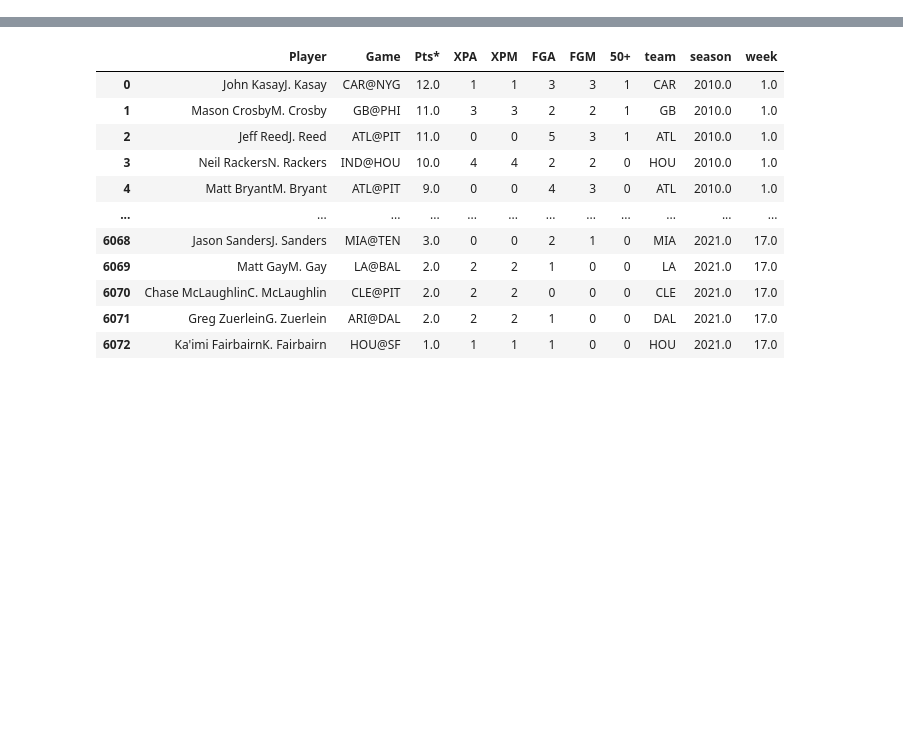
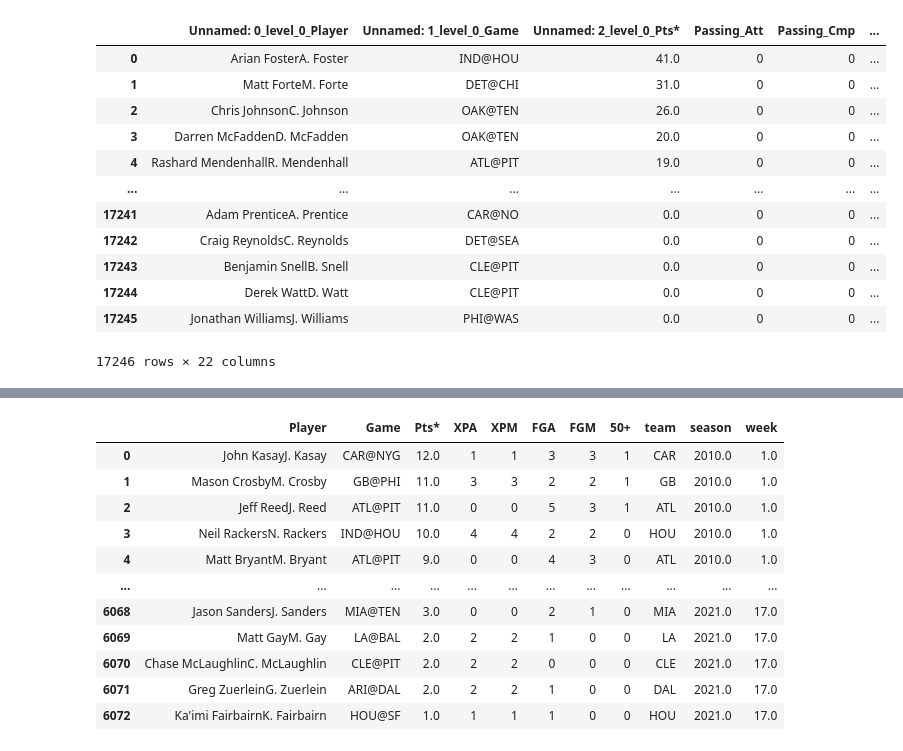
Before and after one commit to travisdharry/FantasyFootballPredictions, a Jupyter notebook: webscraping.ipynb, the cells around one changed output, grey strips where cells are left out. Saved outputs shown, nothing was run; the diff lists cells and outputs as text; code cells hidden in the pictures; blank space fills up the shorter version.

```diff
--- a/webscraping.ipynb
+++ b/webscraping.ipynb
@@ -77,0 +78,60 @@ df.to_csv('data_raw/weekly_offense.csv')
+# %%
+df=pd.DataFrame(columns=['Unnamed: 0_level_0_Player', 'Unnamed: 1_level_0_Game',
+       'Unnamed: 2_level_0_Pts*', 'Passing_Att', 'Passing_Cmp', 'Passing_Yds',
+       'Passing_TD', 'Passing_Int', 'Passing_2Pt', 'Rushing_Att',
+       'Rushing_Yds', 'Rushing_TD', 'Rushing_2Pt', 'Receiving_Rec',
+       'Receiving_Yds', 'Receiving_TD', 'Receiving_2Pt', 'Fumbles_FL',
+       'Fumbles_TD'])
+capa = DesiredCapabilities.CHROME
+capa["pageLoadStrategy"] = "none"
+
+for i in range(2010, 2022):
+    for j in range(1, 18):
+
+        season = i
+        week = j
+
+        # Scrape web for stats
+        url = f"https://www.footballdb.com/fantasy-football/index.html?pos=RB&yr={season}&wk={week}&key=48ca46aa7d721af4d58dccc0c249a1c4"
+
+        PATH = "/Applications/chromedriver"
+        driver = webdriver.Chrome(service=Service(PATH), desired_capabilities=capa)
+        wait = WebDriverWait(driver, 20)
+        driver.get(url)
+
+        wait.until(EC.presence_of_element_located((By.XPATH, "//div[@id='leftcol']/div[3]/table")))
+        driver.execute_script("window.stop();")
+
+        result = pd.read_html(driver.find_element(By.XPATH, value="//div[@id='leftcol']/div[3]/table").get_attribute("outerHTML"))
+        regex_result = driver.find_element(By.XPATH, value="//div[@id='leftcol']/div[3]/table/tbody").get_attribute("outerHTML")
+
+        # find player's team based on which team is bolded
+        regex_teams = re.findall("<b>(.*?)</b>", regex_result)
+
+        # flatten multiindex
+        result = result[0]
+        result.columns = result.columns.get_level_values(0) + '_' +  result.columns.get_level_values(1)
+
+        # Set values for new columns
+        result['team'] = regex_teams
+        result['season'] = season
+        result['week'] = week
+
+        # concatenate to master df
+        df = pd.concat([df, result], axis=0, ignore_index=True)
+
+df
+# %% [output]
+|  | Unnamed: 0_level_0_Player | Unnamed: 1_level_0_Game | Unnamed: 2_level_0_Pts* | Passing_Att | Passing_Cmp | ... |
+| 0 | Arian FosterA. Foster | IND@HOU | 41.0 | 0 | 0 | ... |
+| 1 | Matt ForteM. Forte | DET@CHI | 31.0 | 0 | 0 | ... |
+| 2 | Chris JohnsonC. Johnson | OAK@TEN | 26.0 | 0 | 0 | ... |
+| 3 | Darren McFaddenD. McFadden | OAK@TEN | 20.0 | 0 | 0 | ... |
+| 4 | Rashard MendenhallR. Mendenhall | ATL@PIT | 19.0 | 0 | 0 | ... |
+| ... | ... | ... | ... | ... | ... | ... |
+| 17241 | Adam PrenticeA. Prentice | CAR@NO | 0.0 | 0 | 0 | ... |
+| 17242 | Craig ReynoldsC. Reynolds | DET@SEA | 0.0 | 0 | 0 | ... |
+| 17243 | Benjamin SnellB. Snell | CLE@PIT | 0.0 | 0 | 0 | ... |
+| 17244 | Derek WattD. Watt | CLE@PIT | 0.0 | 0 | 0 | ... |
+| 17245 | Jonathan WilliamsJ. Williams | PHI@WAS | 0.0 | 0 | 0 | ... |
+17246 rows × 22 columns
```
Also changed, not shown: parts of 7 cells of this notebook, 3 other files.
